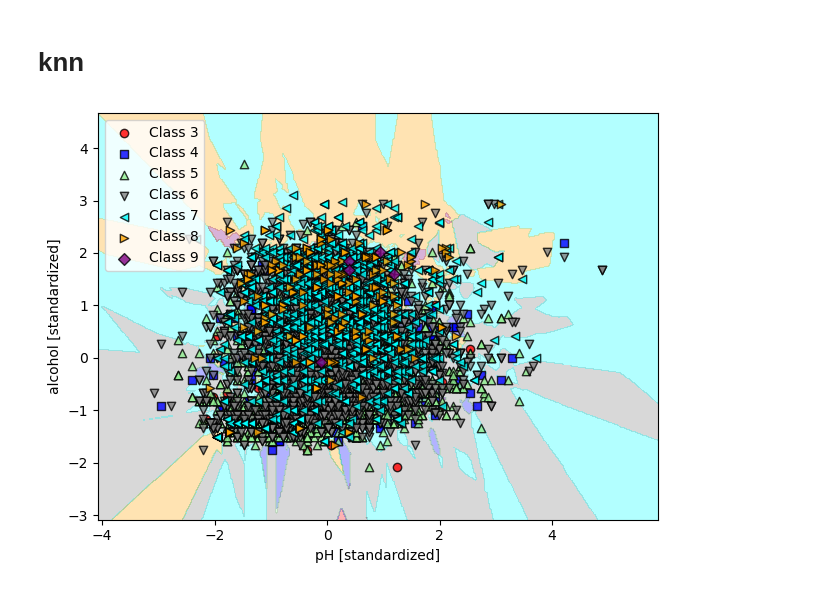
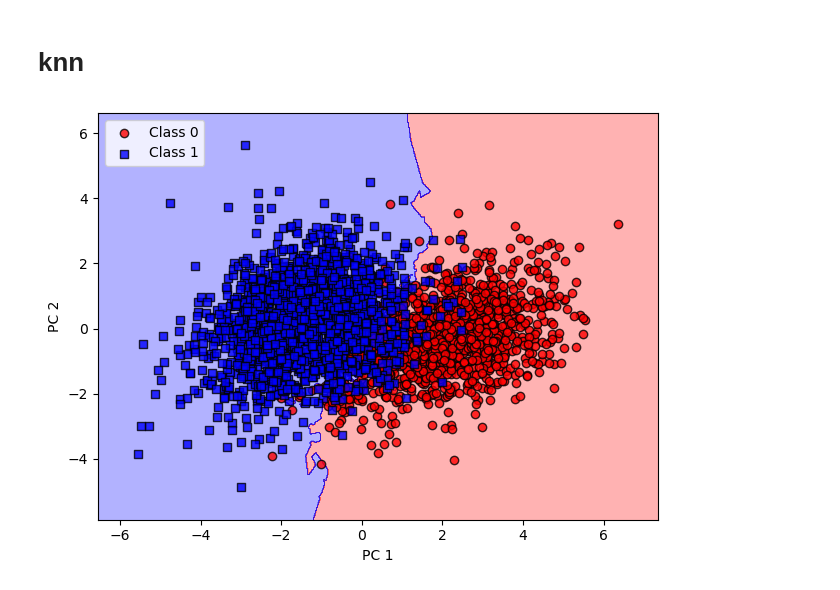
Before and after one commit to DejwidKoci/Klasyfikacja, a Jupyter notebook: projekt_02.ipynb, the cells around one changed output. Drawn from its saved outputs; the diff is of its cells as text; code cells hidden in the pictures.

```diff
--- a/projekt_02.ipynb
+++ b/projekt_02.ipynb
@@ -56,6 +48,6 @@ Dzielenie obserwacji na próbę treningową i próbę testową.
 # %%
 X_train, X_test, y_train, y_test = \
-    train_test_split(X, y, test_size = 0.3,
+    train_test_split(X, y, test_size = 0.2,
                      stratify = y,
                      random_state = 0)
 # %%
@@ -552,0 +726,11 @@ TypeError: ufunc 'isfinite' not supported for the input types, and the inputs co
+# %%
+svm = SVC(kernel = 'linear', C = 1.0, random_state = 1)
+svm.fit(X_train_pca, y_train)
+plot_decision_regions(X_train_pca,
+                      y_train,
+                      classifier = svm)
+plt.xlabel('PC 1')
+plt.ylabel('PC 2')
+plt.legend(loc = 'upper left')
+plt.tight_layout()
+plt.show()
@@ -553,16 +739,16 @@ TypeError: ufunc 'isfinite' not supported for the input types, and the inputs co
 # %% [markdown]
 # knn
 # %%
-# from sklearn.neighbors import KNeighborsClassifier
-# knn = KNeighborsClassifier(n_neighbors=5, p=2,
-#                             metric='minkowski')
-# knn.fit(X_train_std, y_train)
-# plot_decision_regions(X_combined_std, y_combined,
-#                       classifier=knn, test_idx=range(105,150))
-# plt.xlabel('pH [standardized]')
-# plt.ylabel('alcohol [standardized]')
-# plt.legend(loc='upper left')
-# plt.tight_layout()
-# plt.show()
+from sklearn.neighbors import KNeighborsClassifier
+knn = KNeighborsClassifier(n_neighbors=5, p=2,
+                            metric='minkowski')
+knn.fit(X_train_pca, y_train)
+plot_decision_regions(X_train_pca, y_train,
+                      classifier=knn)
+plt.xlabel('PC 1')
+plt.ylabel('PC 2')
+plt.legend(loc='upper left')
+plt.tight_layout()
+plt.show()
 # %% [output]
-[figure, old version]
+[figure, new version]
```
Also changed, not shown: parts of 65 cells of this notebook.
